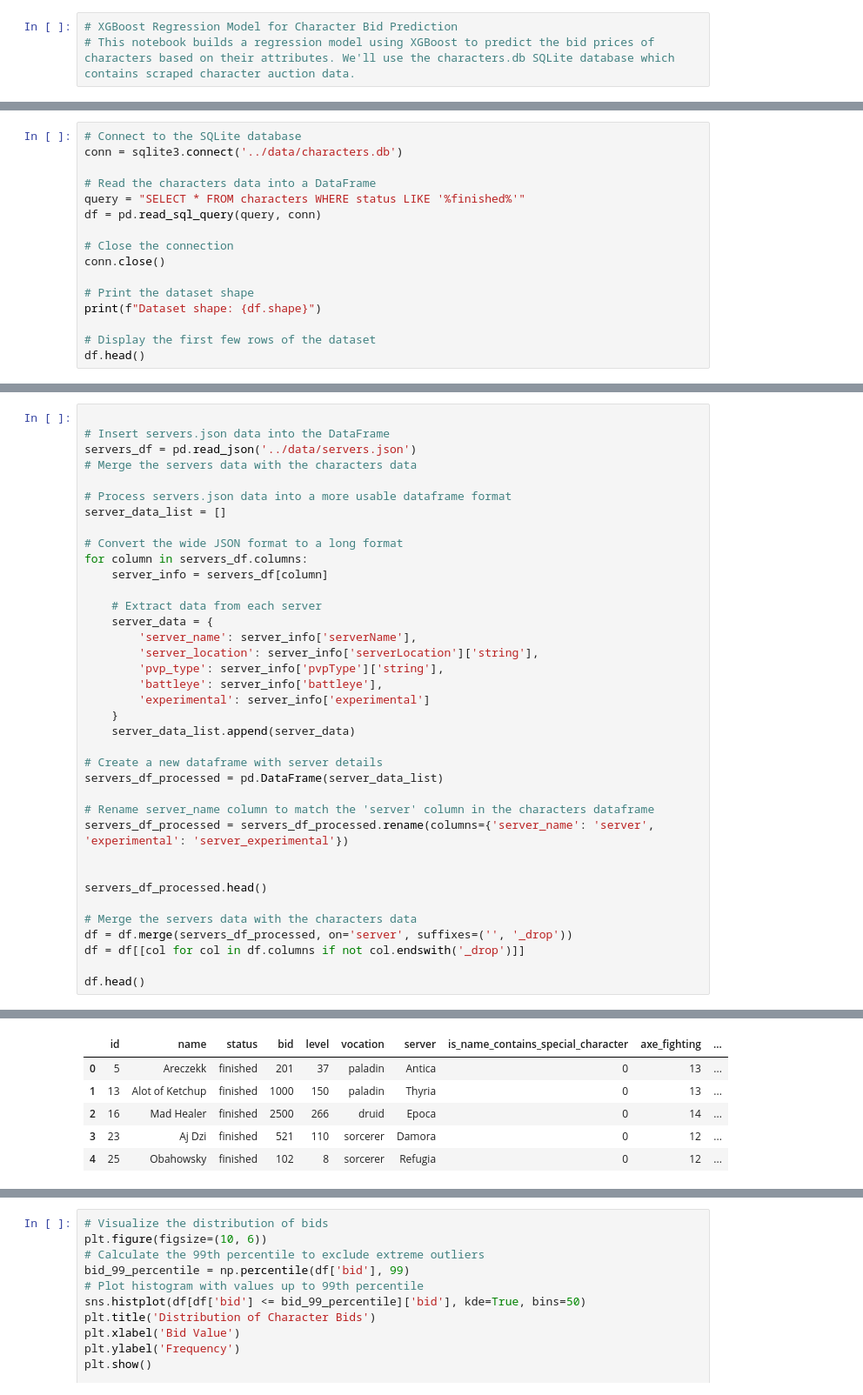
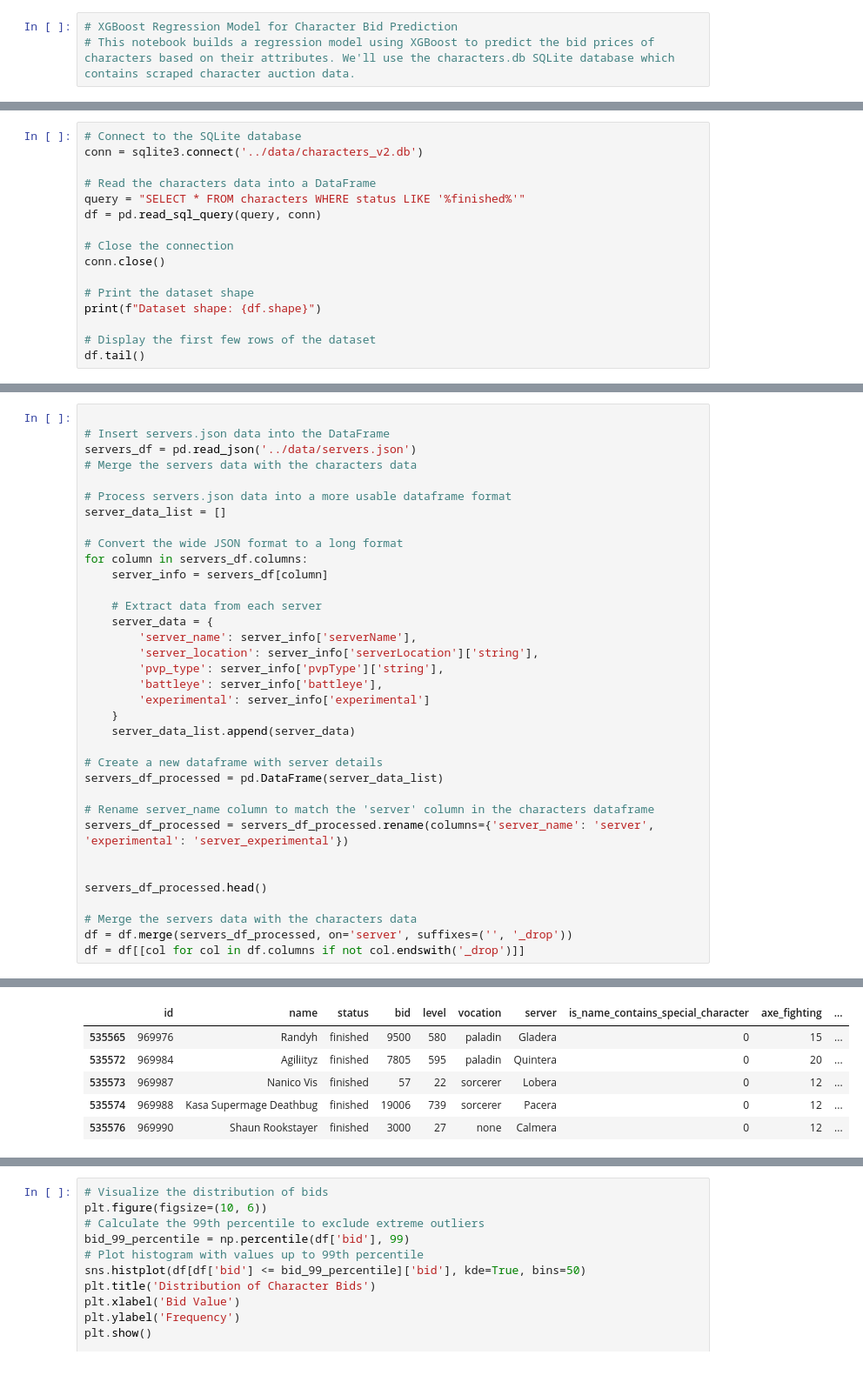
Before and after one commit to alvaroinckot/tcaqs, a Jupyter notebook: notebooks/xgboost.ipynb, the cells around one changed output, grey strips where cells are left out. Shown at 87% size. Cells and saved outputs as stored; diff of their text form.

```diff
--- a/notebooks/xgboost.ipynb
+++ b/notebooks/xgboost.ipynb
@@ -25,7 +25,7 @@ plt.style.use('ggplot')
 np.random.seed(42)
 # %%
 # Connect to the SQLite database
-conn = sqlite3.connect('../data/characters.db')
+conn = sqlite3.connect('../data/characters_v2.db')
 
 # Read the characters data into a DataFrame
 query = "SELECT * FROM characters WHERE status LIKE '%finished%'"
@@ -38,5 +38,5 @@ conn.close()
 print(f"Dataset shape: {df.shape}")
 
 # Display the first few rows of the dataset
-df.head()
+df.tail()
 # %% [output]
@@ -82,6 +82,4 @@ servers_df_processed.head()
 # Merge the servers data with the characters data
 df = df.merge(servers_df_processed, on='server', suffixes=('', '_drop'))
 df = df[[col for col in df.columns if not col.endswith('_drop')]]
-
-df.head()
 # %% [output]
@@ -88,6 +90,6 @@ df.head()
 |  | id | name | status | bid | level | vocation | server | is_name_contains_special_character | axe_fighting | ... |
-| 0 | 5 | Areczekk | finished | 201 | 37 | paladin | Antica | 0 | 13 | ... |
-| 1 | 13 | Alot of Ketchup | finished | 1000 | 150 | paladin | Thyria | 0 | 13 | ... |
-| 2 | 16 | Mad Healer | finished | 2500 | 266 | druid | Epoca | 0 | 14 | ... |
-| 3 | 23 | Aj Dzi | finished | 521 | 110 | sorcerer | Damora | 0 | 12 | ... |
-| 4 | 25 | Obahowsky | finished | 102 | 8 | sorcerer | Refugia | 0 | 12 | ... |
+| 535565 | 969976 | Randyh | finished | 9500 | 580 | paladin | Gladera | 0 | 15 | ... |
+| 535572 | 969984 | Agiliityz | finished | 7805 | 595 | paladin | Quintera | 0 | 20 | ... |
+| 535573 | 969987 | Nanico Vis | finished | 57 | 22 | sorcerer | Lobera | 0 | 12 | ... |
+| 535574 | 969988 | Kasa Supermage Deathbug | finished | 19006 | 739 | sorcerer | Pacera | 0 | 12 | ... |
+| 535576 | 969990 | Shaun Rookstayer | finished | 3000 | 27 | none | Calmera | 0 | 12 | ... |
```
Also changed, not shown: parts of 17 cells of this notebook, 5 other files.
